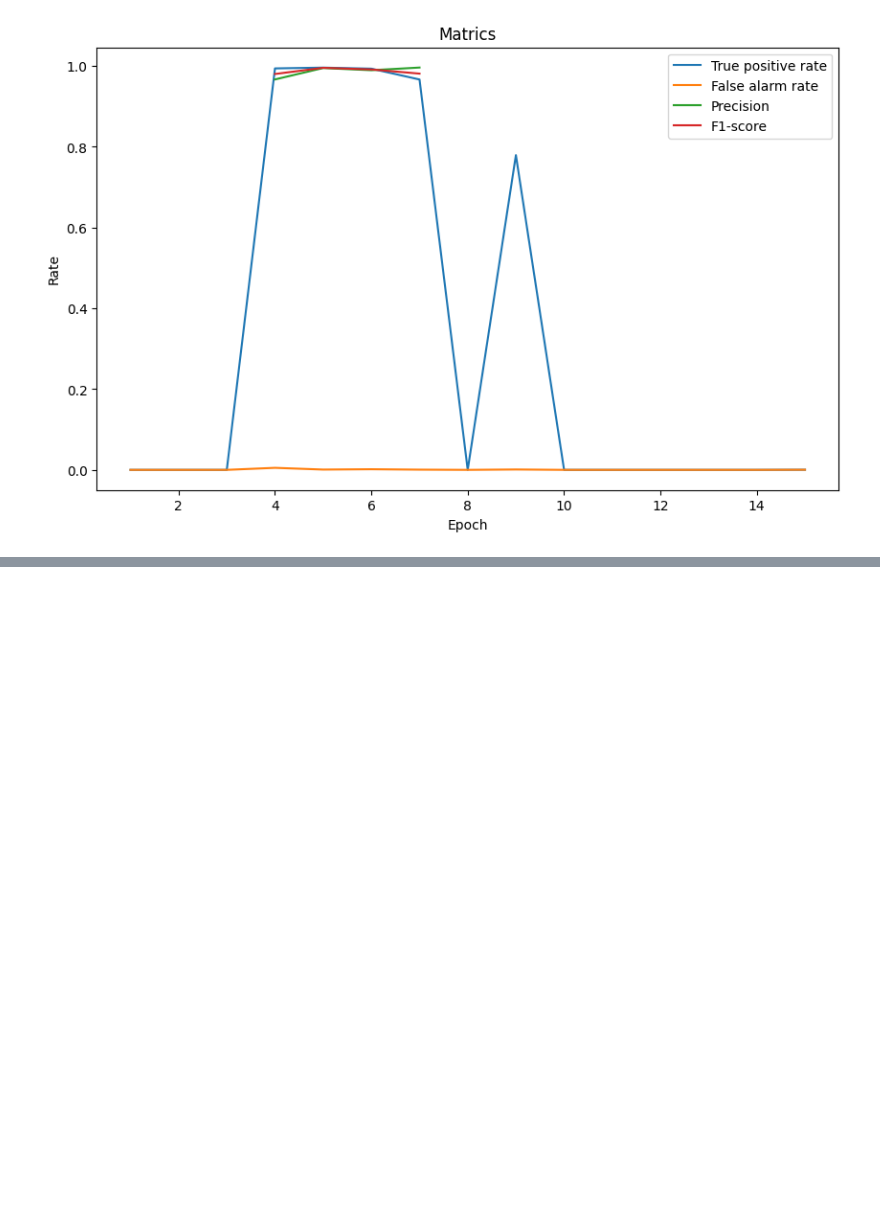
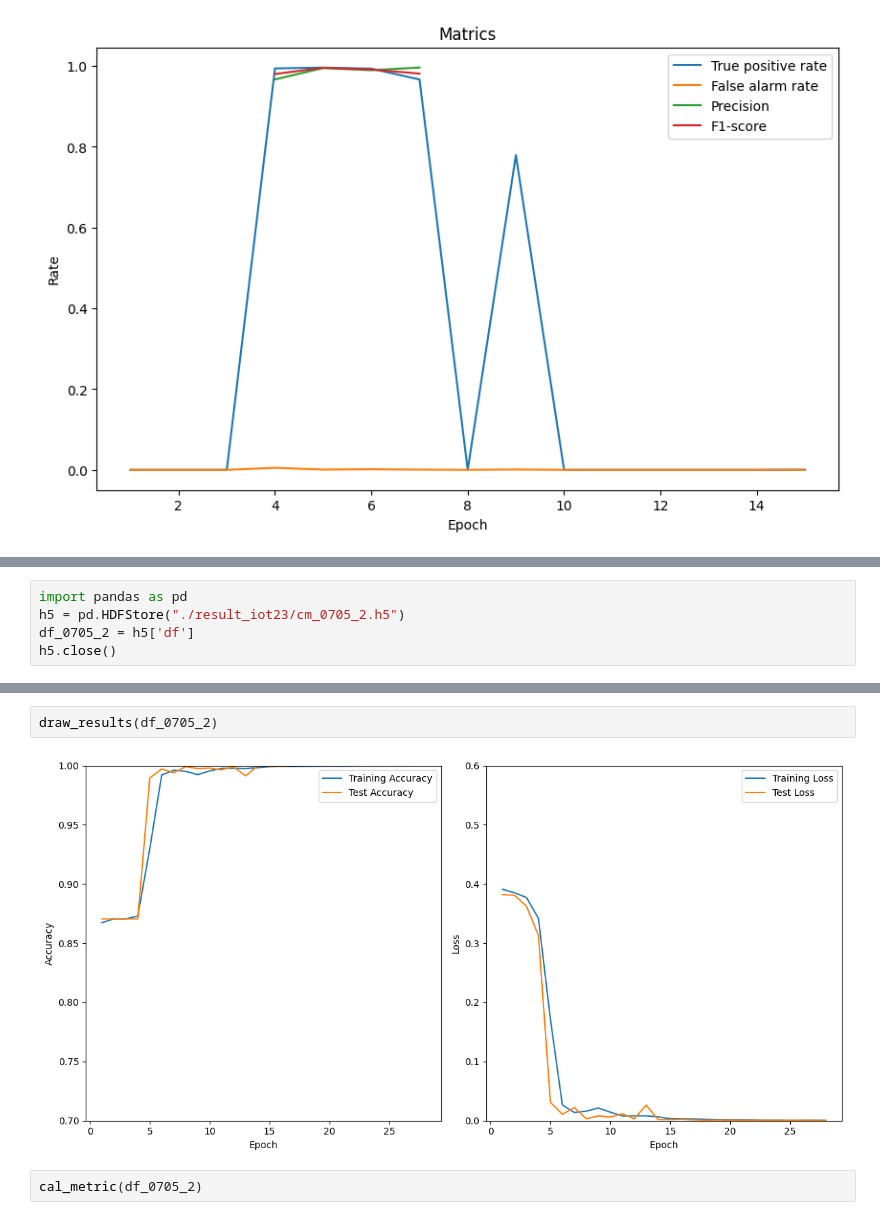
Before and after one commit to TianmingW/openai_embedding_content_anomaly_detection, a Jupyter notebook: plot_result_iot23.ipynb, the cells around one changed output, grey strips where cells are left out. Drawn from its saved outputs; the diff is of its cells as text; blank space fills up the shorter version.

```diff
--- a/plot_result_iot23.ipynb
+++ b/plot_result_iot23.ipynb
@@ -222,0 +386,5 @@ draw_metrics(df_0705_1)
+# %%
+import pandas as pd
+h5 = pd.HDFStore("./result_iot23/cm_0705_2.h5")
+df_0705_2 = h5['df']
+h5.close()
@@ -222,0 +411,6 @@ draw_metrics(df_0705_1)
+# %%
+draw_results(df_0705_2)
+# %% [output]
+[figure, added]
+# %%
+cal_metric(df_0705_2)
```
Also changed, not shown: parts of 21 cells of this notebook, 2 other files.
